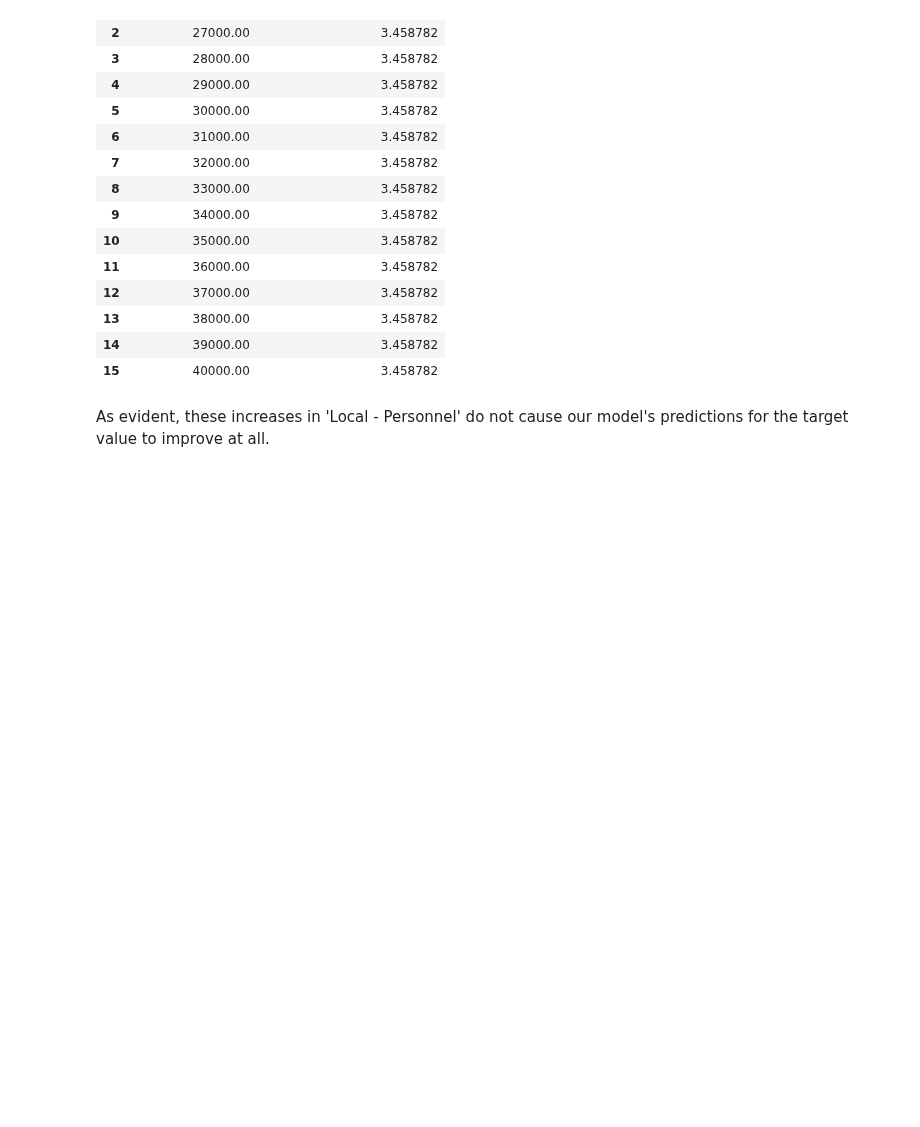
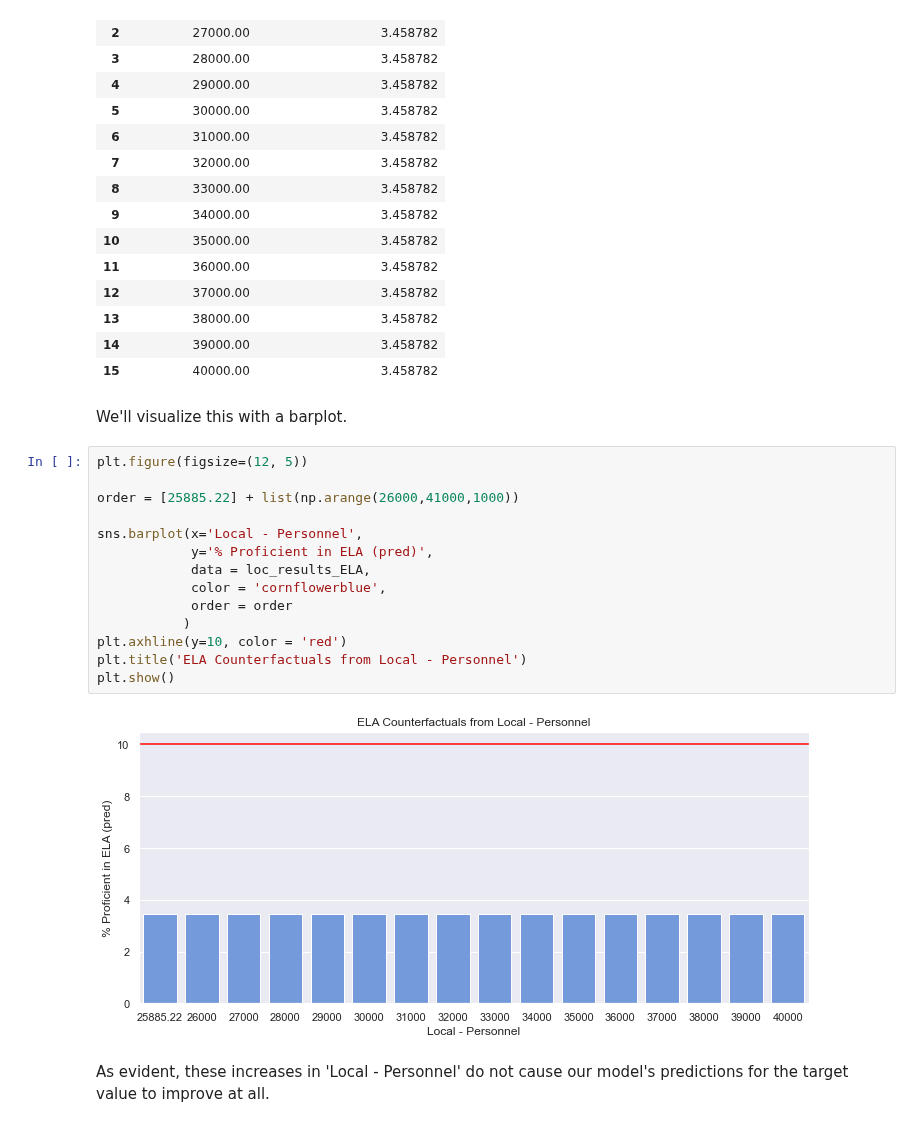
Before and after one commit to cchung106/Capstone-Three, a Jupyter notebook: Notebooks/04_modeling_pt2.ipynb, the cells around one changed output. Cells and saved outputs as stored; diff of their text form; blank space fills up the shorter version.

```diff
--- a/Notebooks/04_modeling_pt2.ipynb
+++ b/Notebooks/04_modeling_pt2.ipynb
@@ -431,6 +478,24 @@ loc_results_ELA
 | 13 | 38000.00 | 3.458782 |
 | 14 | 39000.00 | 3.458782 |
 | 15 | 40000.00 | 3.458782 |
+# %% [markdown]
+We'll visualize this with a barplot.
+# %%
+plt.figure(figsize=(12, 5))
+
+order = [25885.22] + list(np.arange(26000,41000,1000))
+
+sns.barplot(x='Local - Personnel',
+            y='% Proficient in ELA (pred)',
+            data = loc_results_ELA,
+            color = 'cornflowerblue',
+            order = order
+           )
+plt.axhline(y=10, color = 'red')
+plt.title('ELA Counterfactuals from Local - Personnel')
+plt.show()
+# %% [output]
+[figure, added]
 # %% [markdown]
 As evident, these increases in 'Local - Personnel' do not cause our model's predictions for the target value to improve at all.
 # %% [markdown]
```
Also changed, not shown: parts of 14 cells of this notebook.
